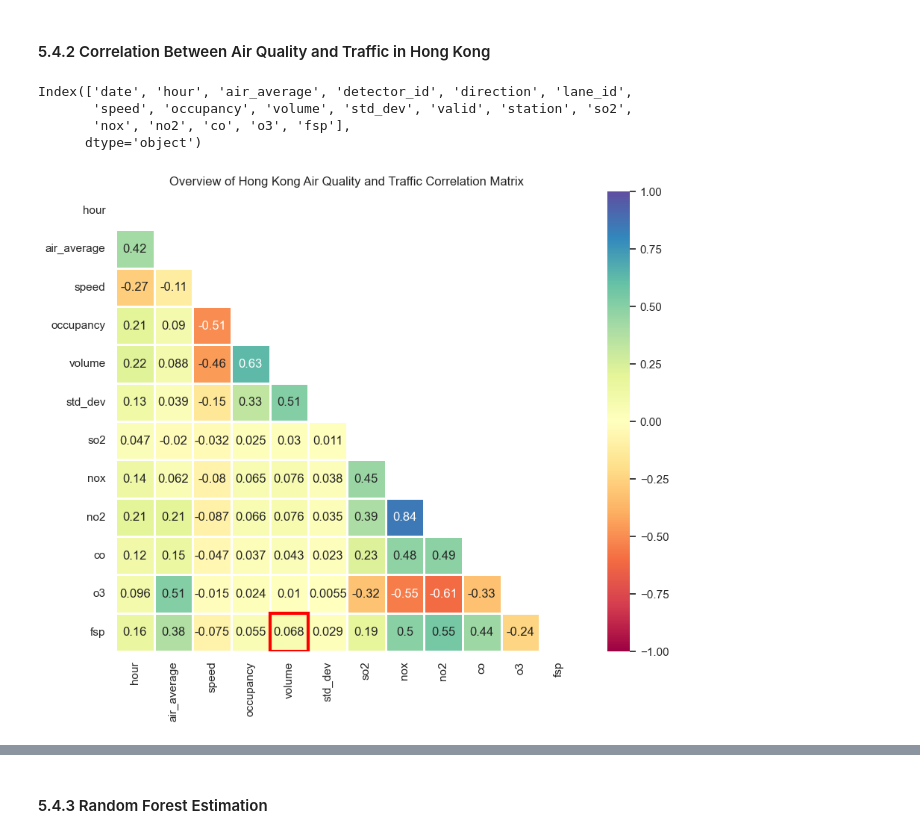
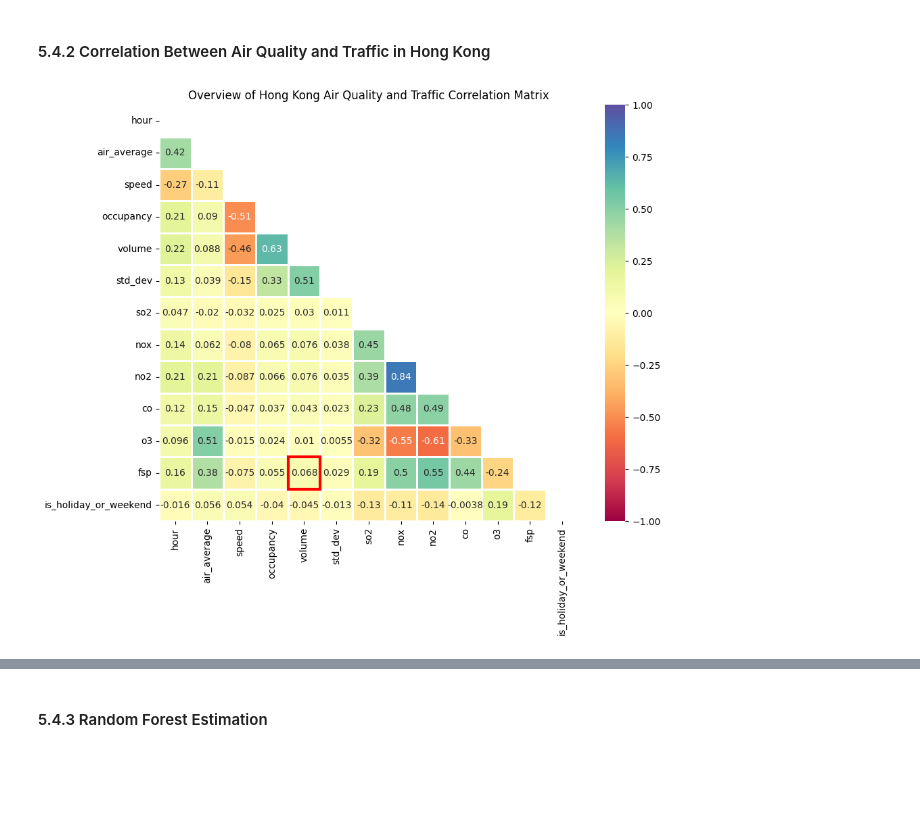
Before and after one commit to linxianying/G12_GuidedProject, a Jupyter notebook: traffic_air_sg.ipynb, the cells around one changed output, grey strips where cells are left out. Drawn from its saved outputs; the diff is of its cells as text; code cells hidden in the pictures; blank space fills up the shorter version.

```diff
--- a/traffic_air_sg.ipynb
+++ b/traffic_air_sg.ipynb
@@ -2082,6 +2054,16 @@ plt.show()
 merge_hk_traffic_air_df = pd.merge(hk_average_air_quality_df, hk_full_traffic_df, on=['date', 'time'] )
 merge_hk_traffic_air_df = merge_hk_traffic_air_df.rename(columns={'time': 'hour'})
 full_hk_traffic_air_df = pd.merge(merge_hk_traffic_air_df, hk_air_pollutants_df, on=['date', 'hour'])
+# %%
+import holidays
+from datetime import datetime
+
+# get HK holidays
+hk_holidays = holidays.HongKong()
+
+# Add 'is_holiday_or_weekend' column to full_hk_traffic_air_df
+full_hk_traffic_air_df['is_holiday_or_weekend'] = full_hk_traffic_air_df['Date'].apply(lambda x: x in hk_holidays or x.weekday() >= 5)
+full_hk_traffic_air_df['is_holiday_or_weekend'] = full_hk_traffic_air_df['is_holiday_or_weekend'].astype(int)
 # %%
 full_hk_traffic_air_df.head()
 # %% [output]
@@ -2190,34 +2172,30 @@ plt.show()
 # %%
 from sklearn.model_selection import train_test_split
 from sklearn.ensemble import RandomForestRegressor
 from sklearn.metrics import mean_squared_error, r2_score
 import matplotlib.pyplot as plt
 import seaborn as sns
 import numpy as np
 
-numerical_columns = merge_hk_traffic_air_df.select_dtypes(include=['float64', 'int64']).columns
+numerical_columns = full_hk_traffic_air_df.select_dtypes(include=['float64', 'int64']).columns
 
 # Calculate correlation matrix
-correlation_matrix = merge_hk_traffic_air_df[numerical_columns].corr()
+correlation_matrix = full_hk_traffic_air_df[numerical_columns].corr()
 
 # Create a mask to hide the upper triangle
 mask = np.triu(np.ones_like(correlation_matrix, dtype=bool))
 
 # Visualize the correlation matrix with a heatmap
 plt.figure(figsize=(10, 8))
 ax = sns.heatmap(correlation_matrix, annot=True, cmap='Spectral', linewidths=0.9, vmin=-1, vmax=1, mask=mask)
 plt.title("Overview of Hong Kong Air Quality and Traffic Correlation Matrix")
 
 row = correlation_matrix.columns.get_loc('fsp')
 col = correlation_matrix.columns.get_loc('volume')
 
 # highlight the correlation result
 ax.add_patch(plt.Rectangle((col, row), 1, 1, fill=False, edgecolor='red', lw=3))
 
 plt.show()
 # %% [output]
-Index(['date', 'hour', 'air_average', 'detector_id', 'direction', 'lane_id',
-       'speed', 'occupancy', 'volume', 'std_dev', 'valid', 'station', 'so2',
-       'nox', 'no2', 'co', 'o3', 'fsp'],
-      dtype='object')
-[figure, old version]
+[figure, new version]
```
Also changed, not shown: parts of 22 cells of this notebook.
